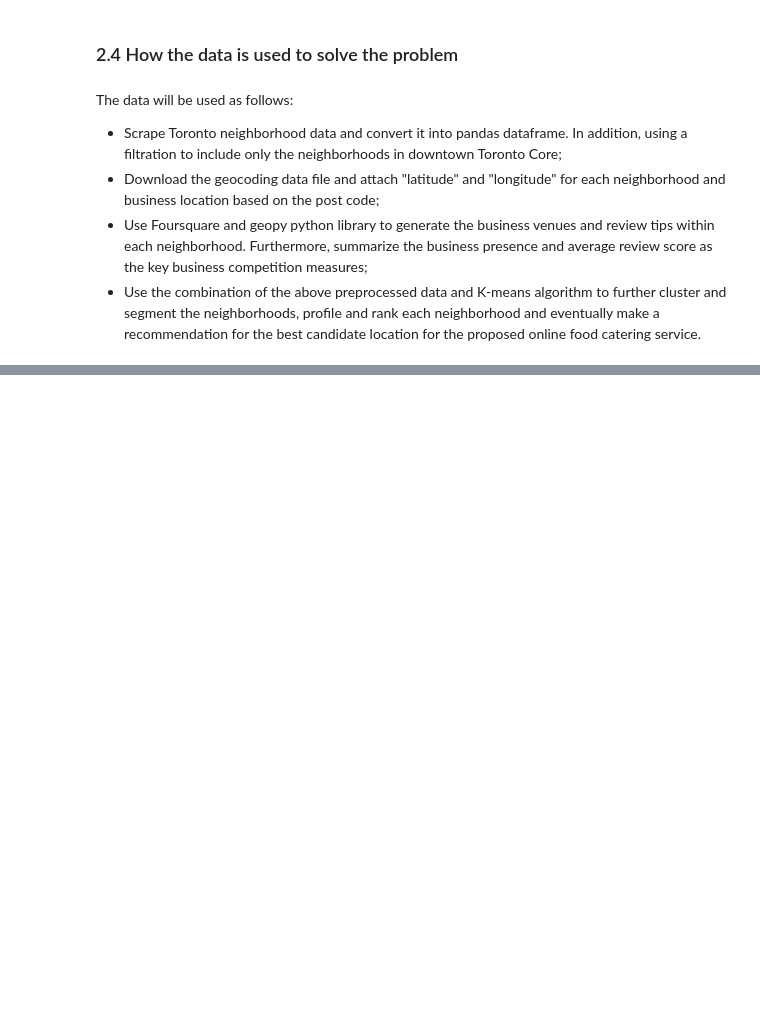
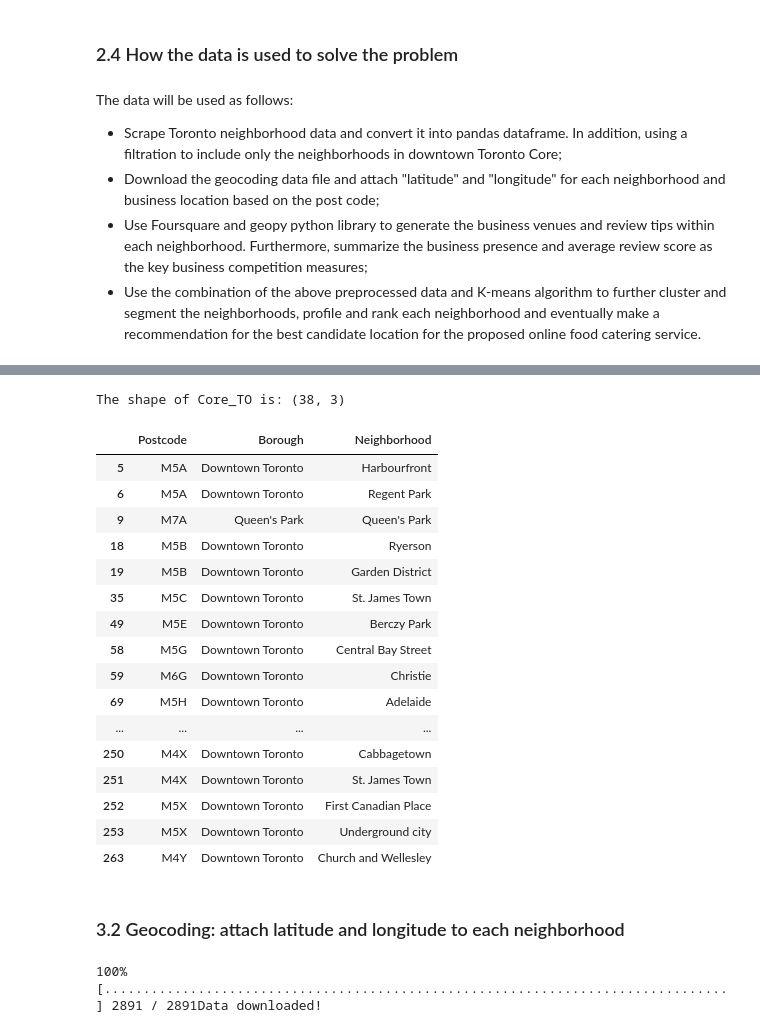
Before and after one commit to to328jw/IBMDS, a Jupyter notebook: IBMDS- Capstone Proj Final.ipynb, the cells around one changed output, grey strips where cells are left out. Drawn from its saved outputs; the diff is of its cells as text; code cells hidden in the pictures; blank space fills up the shorter version.

```diff
--- a/IBMDS- Capstone Proj Final.ipynb
+++ b/IBMDS- Capstone Proj Final.ipynb
@@ -75,0 +91,9 @@ The data will be used as follows:
+# %%
+# Scrape the Toronto neighborhood data from Wikipedia website
+url="https://en.wikipedia.org/wiki/List_of_postal_codes_of_Canada:_M"
+wp=requests.get(url).text
+wp_scrape=BeautifulSoup(wp, 'lxml')
+# %%
+col_name=['Postcode','Borough','Neighborhood']
+wp_df=pd.DataFrame(columns=col_name)
+wp_df
@@ -75,0 +102,14 @@ The data will be used as follows:
+# %%
+wp_table=wp_scrape.find('table', class_="wikitable sortable")
+
+for tr in wp_table.find_all('tr'):
+    i=0
+    tx=['','','']
+    for td in tr.find_all('td'):
+        tx[i]=td.text
+        #print(i, tx[i])
+        i=i+1
+    #print(tx[0], tx[1], tx[2])
+    wp_df=wp_df.append({'Postcode':tx[0],'Borough':tx[1], 'Neighborhood': tx[2].rstrip('\n')}, ignore_index=True)
+print("DataFrame's shape:", wp_df.shape)
+wp_df.head(10)
@@ -75,0 +131,7 @@ The data will be used as follows:
+# %%
+# if "neighborhood" is not assigned, then assign the "borough" to it
+for index, row in wp_df.iterrows():
+    if row['Neighborhood'] == 'Not assigned':
+        row['Neighborhood'] = row['Borough']
+wp_df=wp_df[( wp_df['Borough']!='Not assigned') & (wp_df['Borough']!="" )]
+wp_df['Borough'].value_counts()
@@ -75,0 +151,33 @@ The data will be used as follows:
+# %%
+# filtration: only include "Downtown Toronto" and "Queen's Park"
+core_TO = wp_df[wp_df['Borough'].isin(['Downtown Toronto', 'Queen\'s Park'])]
+print("The shape of Core_TO is:", core_TO.shape)
+core_TO
+# %% [output]
+The shape of Core_TO is: (38, 3)
+|  | Postcode | Borough | Neighborhood |
+| 5 | M5A | Downtown Toronto | Harbourfront |
+| 6 | M5A | Downtown Toronto | Regent Park |
+| 9 | M7A | Queen's Park | Queen's Park |
+| 18 | M5B | Downtown Toronto | Ryerson |
+| 19 | M5B | Downtown Toronto | Garden District |
+| 35 | M5C | Downtown Toronto | St. James Town |
+| 49 | M5E | Downtown Toronto | Berczy Park |
+| 58 | M5G | Downtown Toronto | Central Bay Street |
+| 59 | M6G | Downtown Toronto | Christie |
+| 69 | M5H | Downtown Toronto | Adelaide |
+| ... | ... | ... | ... |
+| 250 | M4X | Downtown Toronto | Cabbagetown |
+| 251 | M4X | Downtown Toronto | St. James Town |
+| 252 | M5X | Downtown Toronto | First Canadian Place |
+| 253 | M5X | Downtown Toronto | Underground city |
+| 263 | M4Y | Downtown Toronto | Church and Wellesley |
+# %% [markdown]
+### 3.2 Geocoding: attach latitude and longitude to each neighborhood
+# %%
+import wget
+
+wget.download('http://cocl.us/Geospatial_data', 'tor_fsa_lng_lat.csv')
+print('Data downloaded!')
+# %% [output]
+100% [................................................................................] 2891 / 2891Data downloaded!
```
Also changed, not shown: parts of 32 cells of this notebook.
